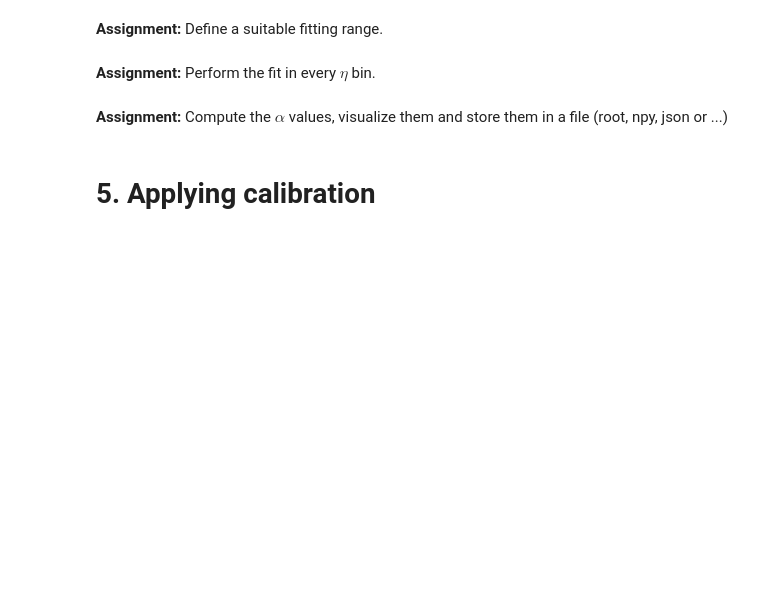
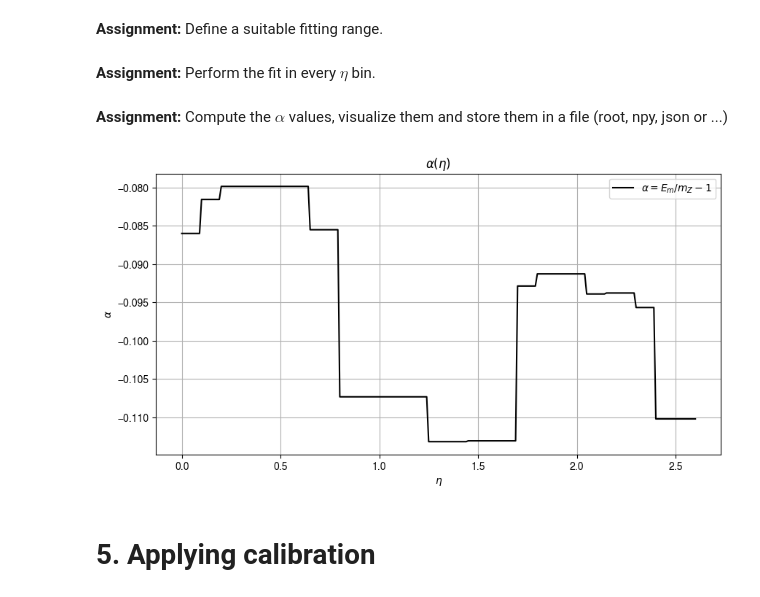
Before and after one commit to ScythiansCloud/ATLAS, a Jupyter notebook: atlas-group-7-main/atlas-group-7-main/ZeeFit/ZeeFit.ipynb, the cells around one changed output. Drawn from its saved outputs; the diff is of its cells as text; code cells hidden in the pictures; blank space fills up the shorter version.

```diff
--- a/atlas-group-7-main/atlas-group-7-main/ZeeFit/ZeeFit.ipynb
+++ b/atlas-group-7-main/atlas-group-7-main/ZeeFit/ZeeFit.ipynb
@@ -446,3 +614,35 @@ None
+# %%
+# Preview of Particle Physics, M. Tanabashi et al., Phys. Rev. D 98, 030001
+m_Z = 91.1876
+
+# TODO: Compute alpha
+
+
+alpha = np.array(Em)/m_Z-1
+eta_edges = [0,0.1,0.2,0.65,0.8,1.25,1.45,1.7,1.8,2.05,2.15,2.3,2.4,2.6]
+
+eta_fine = np.arange(0, 2.6 + 0.01, 0.01)
+
+indices = np.digitize(eta_fine, eta_edges) - 1
+indices[indices < 0] = 0
+indices[indices >= len(alpha)] = len(alpha) - 1
+
+alpha_fine = alpha[indices]
+
+
+plt.figure(figsize=(10,5))
+plt.plot(eta_fine, alpha_fine, label=r'$\alpha = E_m/m_Z - 1$', color='black')
+plt.xlabel(r'$\eta$')
+plt.ylabel(r'$\alpha$')
+plt.title(r'$\alpha(\eta)$')
+plt.grid(True)
+plt.legend()
+plt.show()
+
+np.savetxt("alpha_eta.txt", np.column_stack((eta_fine, alpha_fine)),
+           header="eta\talpha", fmt="%.5f")
+# %% [output]
+[figure, added]
 # %%
 # TODO Save the calibration for the W-mass part
 # %% [markdown]
```
Also changed, not shown: parts of 33 cells of this notebook.
